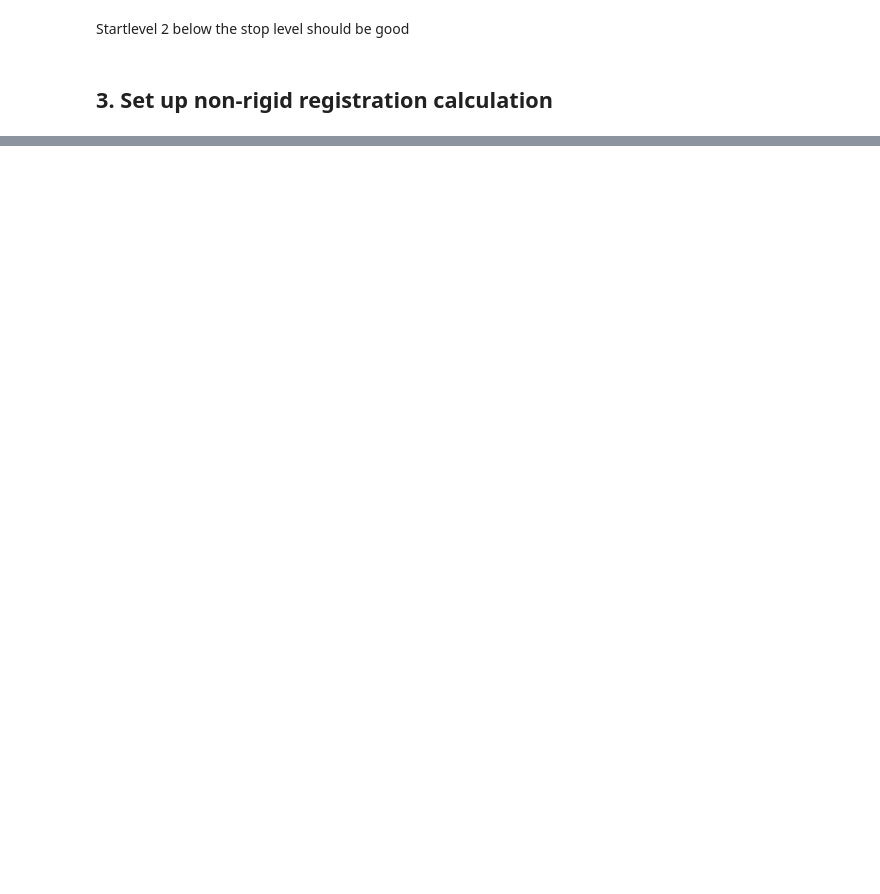
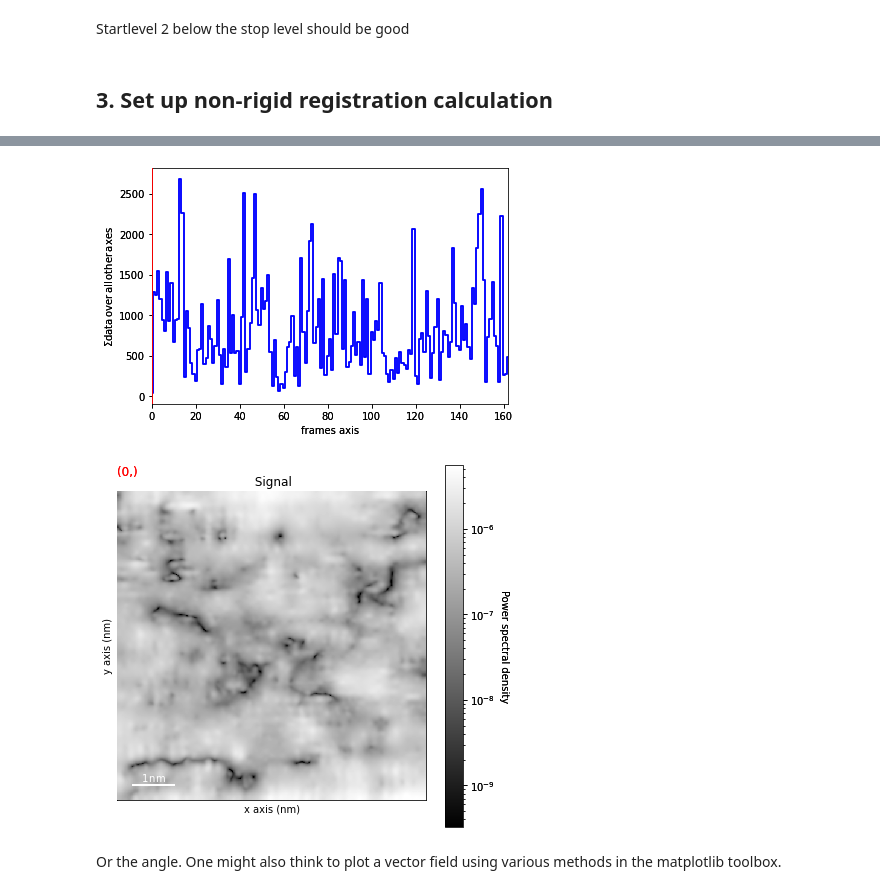
Before and after one commit to din14970/pyMatchSeries, a Jupyter notebook: examples/example.ipynb, the cells around one changed output, grey strips where cells are left out. Cells and saved outputs as stored; diff of their text form; code cells hidden in the pictures; blank space fills up the shorter version.

```diff
--- a/examples/example.ipynb
+++ b/examples/example.ipynb
@@ -113,0 +96,2 @@ TypeError: get_deformations() missing 1 required positional argument: 'frame_ind
+# %%
+calculation = MatchSeries.load("sample_data")
@@ -113,0 +103,9 @@ TypeError: get_deformations() missing 1 required positional argument: 'frame_ind
+# %%
+defs = calculation.load_deformations_as_signal2D(5)
+# %%
+defs.plot(power_spectrum=True)
+# %% [output]
+[figure, added]
+[figure, added]
+# %% [markdown]
+Or the angle. One might also think to plot a vector field using various methods in the matplotlib toolbox.
```
Also changed, not shown: parts of 36 cells of this notebook, 2 other files.
